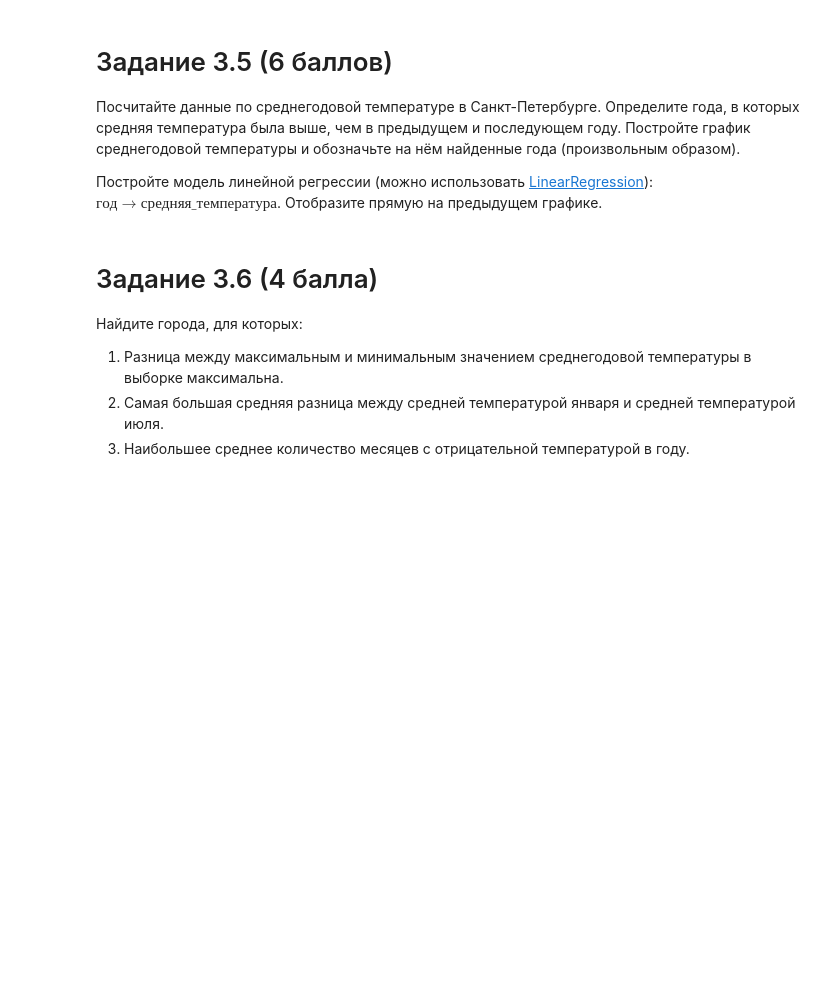
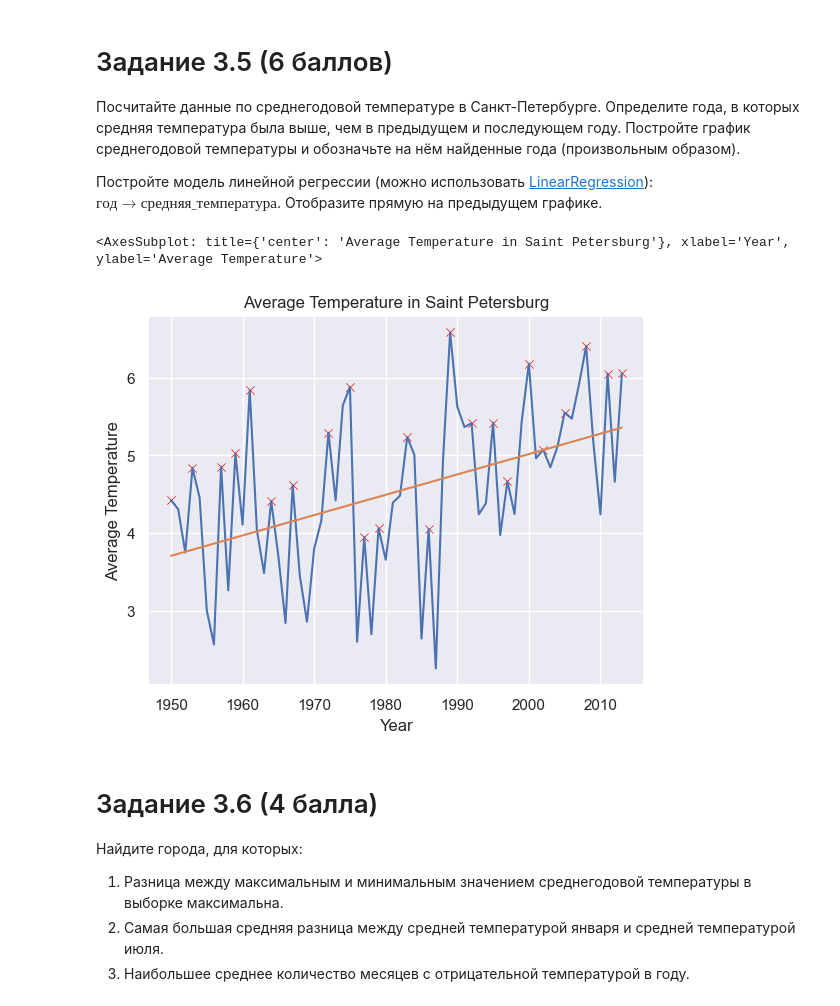
Before and after one commit to SergiusMagnus/Python-For-Data-Analysis, a Jupyter notebook: Task_3/Task_3.ipynb, the cells around one changed output. Saved outputs shown, nothing was run; the diff lists cells and outputs as text; code cells hidden in the pictures; blank space fills up the shorter version.

```diff
--- a/Task_3/Task_3.ipynb
+++ b/Task_3/Task_3.ipynb
@@ -78,4 +62,5 @@ df.groupby(df['City']).agg({'AverageTemperature' : 'var'}).nlargest(columns='Ave
 import numpy as np
 
 df['NumLatitude'] = pd.to_numeric(df['Latitude'].str[:-1]) * np.where(df['Latitude'].str[-1] == 'N', 1, -1)
+df['NumLongitude'] = pd.to_numeric(df['Longitude'].str[:-1]) * np.where(df['Longitude'].str[-1] == 'E', 1, -1)
 # %%
@@ -111,6 +95,33 @@ df_4.plot()
 Посчитайте данные по среднегодовой температуре в Санкт-Петербурге. Определите года, в которых средняя температура была выше, чем в предыдущем  и последующем году. Постройте график среднегодовой температуры и обозначьте на нём найденные года (произвольным образом).
 
 Постройте модель линейной регрессии (можно использовать [LinearRegression](https://scikit-learn.org/stable/modules/generated/sklearn.linear_model.LinearRegression.html)): $\mathbb{год} \rightarrow \mathbb{средняя\_температура}$. Отобразите прямую на предыдущем графике.
+# %%
+df_5 = df.loc[df['City'] == 'Saint Petersburg'].groupby([df['dt'].dt.year]).agg({'AverageTemperature' : 'mean'})
+df_5['Label'] = np.where((df_5['AverageTemperature'] > df_5['AverageTemperature'].shift(1, fill_value=0)) &
+                            (df_5['AverageTemperature'] > df_5['AverageTemperature'].shift(-1, fill_value=0)), True, False)
+
+df_5.plot(xlabel='Year',
+            ylabel='Average Temperature',
+            title='Average Temperature in Saint Petersburg',
+            legend=False)
+
+sns.scatterplot(data=df_5.loc[df_5['Label'] == True],
+                x=df_5.loc[df_5['Label'] == True].index,
+                y='AverageTemperature',
+                legend=False,
+                marker='x',
+                color='red')
+
+from sklearn.linear_model import LinearRegression
+
+reg = LinearRegression().fit(np.array(df_5.index).reshape(-1, 1), df_5.AverageTemperature)
+
+sns.lineplot(x=df_5.index,
+                y=reg.intercept_ + reg.coef_ * df_5.index,
+                legend=False)
+# %% [output]
+<AxesSubplot: title={'center': 'Average Temperature in Saint Petersburg'}, xlabel='Year', ylabel='Average Temperature'>
+[figure, added]
 # %% [markdown]
 # Задание 3.6 (4 балла)
 
```
Also changed, not shown: parts of 15 cells of this notebook.
